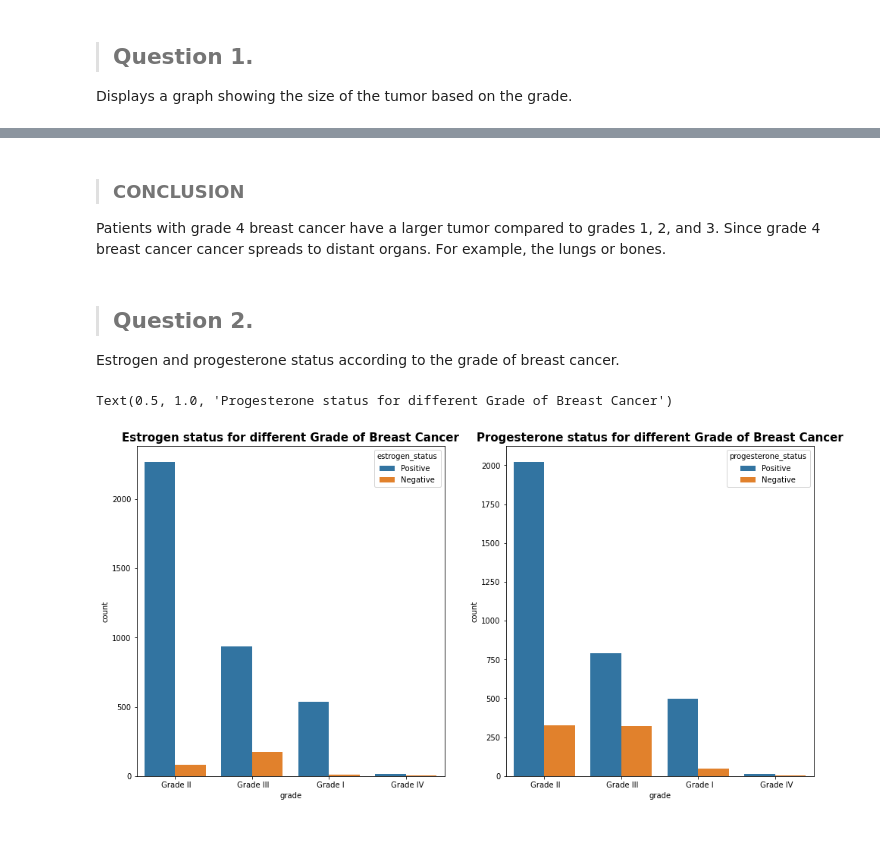
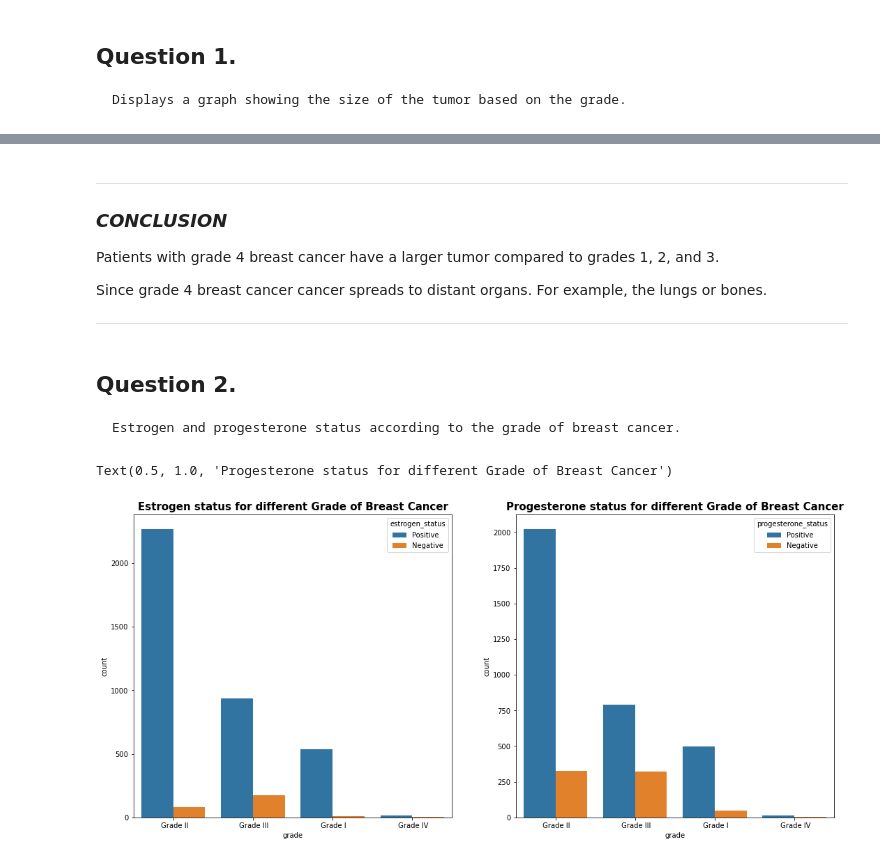
Before and after one commit to AniValle/Pandas_statistics_pt2, a Jupyter notebook: 3-Ani_Valle.ipynb, the cells around one changed output, grey strips where cells are left out. Saved outputs shown, nothing was run; the diff lists cells and outputs as text; code cells hidden in the pictures; blank space fills up the shorter version.

```diff
--- a/3-Ani_Valle.ipynb
+++ b/3-Ani_Valle.ipynb
@@ -34,7 +25,7 @@ data
 # %% [markdown]
->## Question 1.
+## Question 1.
 
-Displays a graph showing the size of the tumor based on the grade.
+    Displays a graph showing the size of the tumor based on the grade.
 # %%
 # Chart Size
 plt.figure(figsize=(15,8))
@@ -50,24 +41,29 @@ plt.title("Size of the Tumour based on Grade",fontdict={'fontsize':20})
 Text(0.5, 1.0, 'Size of the Tumour based on Grade')
 [figure]
 # %% [markdown]
->### CONCLUSION
+---
+
+### _CONCLUSION_
 
 Patients with grade 4 breast cancer have a larger tumor compared to grades 1, 2, and 3.
+
 Since grade 4 breast cancer cancer spreads to distant organs.
 For example, the lungs or bones.
+
+---
 # %% [markdown]
->## Question 2.
+## Question 2.
 
-Estrogen and progesterone status according to the grade of breast cancer.
+    Estrogen and progesterone status according to the grade of breast cancer.
 # %%
-fig, axis = plt.subplots(1, 2, figsize=(16,8))
+fig, axis = plt.subplots(1, 2, figsize=(18,8))
 
 sns.countplot(data.grade, hue=data['estrogen_status'], ax=axis[0])
 axis[0].set_title("Estrogen status for different Grade of Breast Cancer", fontweight="bold", fontdict={'fontsize':15})
 
 sns.countplot(data.grade, hue=data['progesterone_status'], ax=axis[1])
 axis[1].set_title("Progesterone status for different Grade of Breast Cancer", fontweight="bold", fontdict={'fontsize': 15})
 # %% [output]
 Text(0.5, 1.0, 'Progesterone status for different Grade of Breast Cancer')
-[figure, old version]
+[figure, new version]
 # %% [markdown]
```
Also changed, not shown: parts of 18 cells of this notebook.
